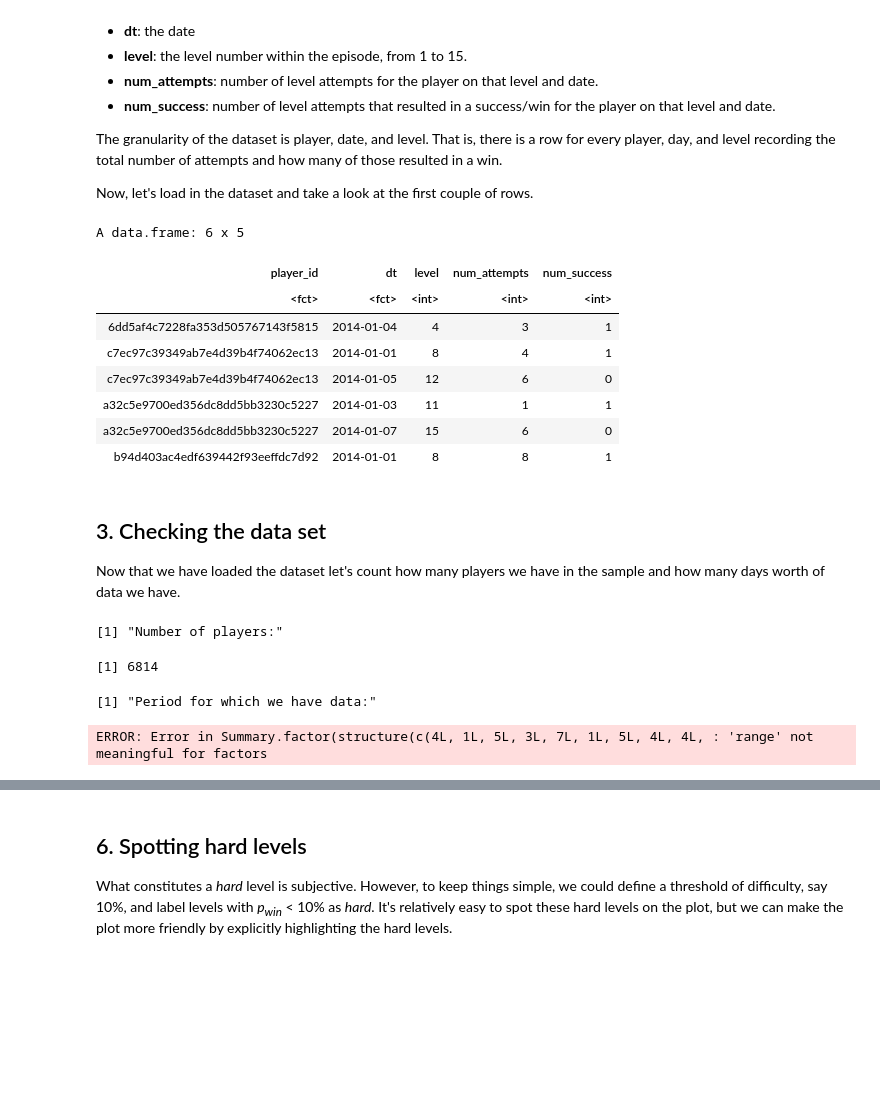
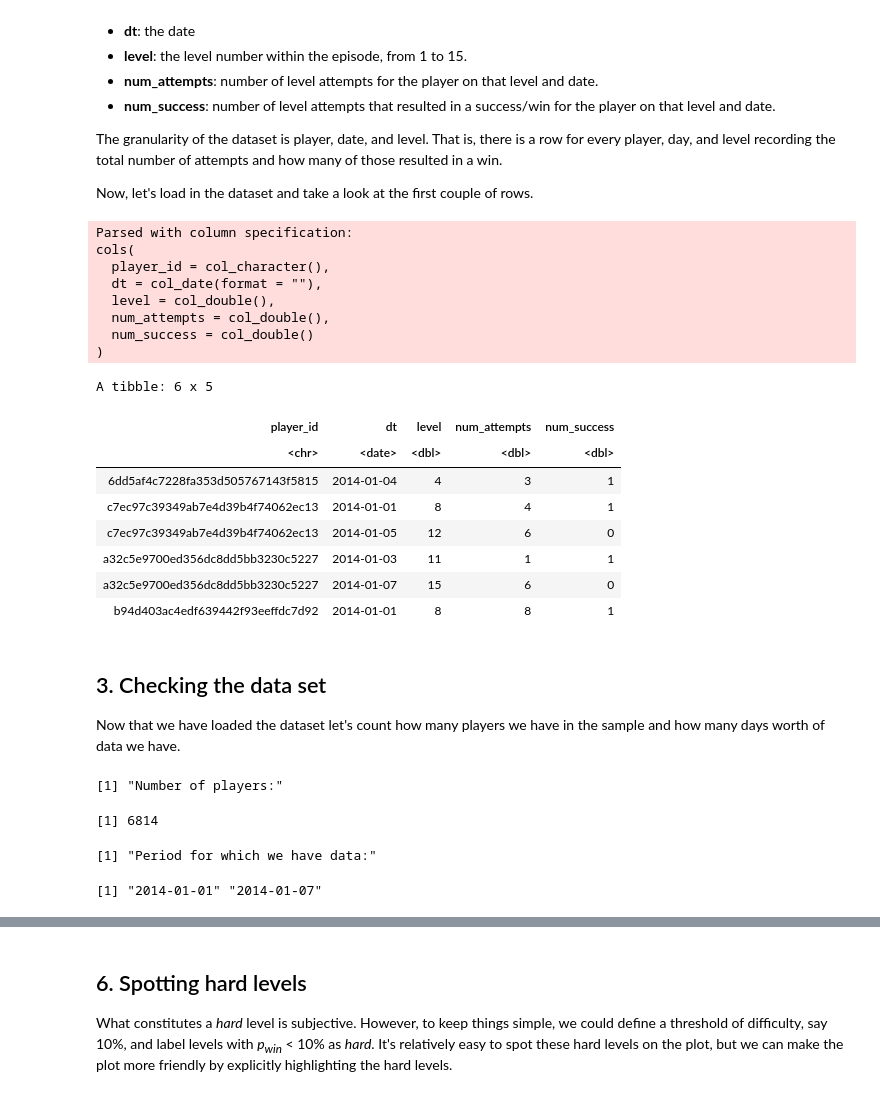
Before and after one commit to sneha8900/DataCamp-Projects, a Jupyter notebook: Level Difficulty in Candy Crush Saga/notebook.ipynb, the cells around one changed output, grey strips where cells are left out. Drawn from its saved outputs; the diff is of its cells as text; code cells hidden in the pictures; blank space fills up the shorter version.

```diff
--- a/Level Difficulty in Candy Crush Saga/notebook.ipynb
+++ b/Level Difficulty in Candy Crush Saga/notebook.ipynb
@@ -26,14 +26,22 @@ library(ggplot2)
 <p>Now, let's load in the dataset and take a look at the first couple of rows. </p>
 # %%
 # Reading in the data
-data <- read.csv("datasets/candy_crush.csv")
+data <- read_csv("datasets/candy_crush.csv")
 
 # Printing out the first six rows
 head(data)
 # %% [output]
-A data.frame: 6 x 5
+Parsed with column specification:
+cols(
+  player_id = col_character(),
+  dt = col_date(format = ""),
+  level = col_double(),
+  num_attempts = col_double(),
+  num_success = col_double()
+)
+A tibble: 6 x 5
 | player_id | dt | level | num_attempts | num_success |
-| <fct> | <fct> | <int> | <int> | <int> |
+| <chr> | <date> | <dbl> | <dbl> | <dbl> |
 | 6dd5af4c7228fa353d505767143f5815 | 2014-01-04 | 4 | 3 | 1 |
 | c7ec97c39349ab7e4d39b4f74062ec13 | 2014-01-01 | 8 | 4 | 1 |
 | c7ec97c39349ab7e4d39b4f74062ec13 | 2014-01-05 | 12 | 6 | 0 |
@@ -55,7 +63,7 @@ range(data$dt)
 [1] "Number of players:"
 [1] 6814
 [1] "Period for which we have data:"
-ERROR: Error in Summary.factor(structure(c(4L, 1L, 5L, 3L, 7L, 1L, 5L, 4L, 4L, : 'range' not meaningful for factors
+[1] "2014-01-01" "2014-01-07"
 # %% [markdown]
 ## 4. Computing level difficulty
 <p>Within each Candy Crush episode, there is a mix of easier and tougher levels. Luck and individual skill make the number of attempts required to pass a level different from player to player. The assumption is that difficult levels require more attempts on average than easier ones. That is, <em>the harder</em> a level is, <em>the lower</em> the probability to pass that level in a single attempt is.</p>
```
Also changed, not shown: parts of 5 cells of this notebook, 6 other files.
